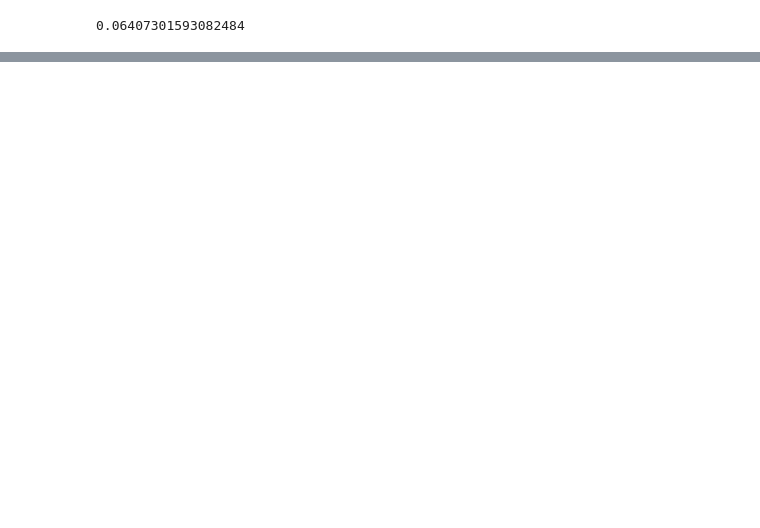
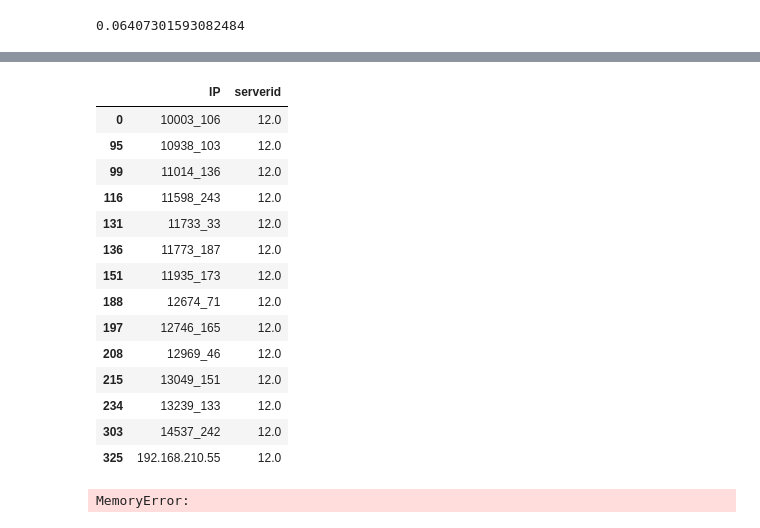
Before and after one commit to nrb75/Manifold, a Jupyter notebook: Server Assignment.ipynb, the cells around one changed output, grey strips where cells are left out. Saved outputs shown, nothing was run; the diff lists cells and outputs as text; code cells hidden in the pictures; blank space fills up the shorter version.

```diff
--- a/Server Assignment.ipynb
+++ b/Server Assignment.ipynb
@@ -145,0 +224,32 @@ pred_time=df_servers['duration_pred'].sum()
+# %%
+server_rules[server_rules['serverid']==12].iloc[:,1:3]
+# %% [output]
+|  | IP | serverid |
+| 0 | 10003_106 | 12.0 |
+| 95 | 10938_103 | 12.0 |
+| 99 | 11014_136 | 12.0 |
+| 116 | 11598_243 | 12.0 |
+| 131 | 11733_33 | 12.0 |
+| 136 | 11773_187 | 12.0 |
+| 151 | 11935_173 | 12.0 |
+| 188 | 12674_71 | 12.0 |
+| 197 | 12746_165 | 12.0 |
+| 208 | 12969_46 | 12.0 |
+| 215 | 13049_151 | 12.0 |
+| 234 | 13239_133 | 12.0 |
+| 303 | 14537_242 | 12.0 |
+| 325 | 192.168.210.55 | 12.0 |
+# %%
+df_servers_list=[]
+
+batch=pd.DataFrame()
+serverid=0
+#memory error, lets only do a subset
+for i in [1,5,10,15,20]
+    batch=df.merge(server_rules[server_rules['serverid']==i].iloc[:,1:3], left_on='Src_IP', right_on='IP', how='left')
+    batch=batch.rename(columns={'serverid': 'Src_Server'})
+    batch=batch.merge(server_rules[server_rules['serverid']==i].iloc[:,1:3], left_on='Dst_IP', right_on='IP', how='left')
+    batch=batch.rename(columns={'serverid': 'Dst_Server'})
+    df_servers_list.append(batch)
+# %% [output]
+MemoryError:
```
Also changed, not shown: parts of 15 cells of this notebook, 1 other file.
